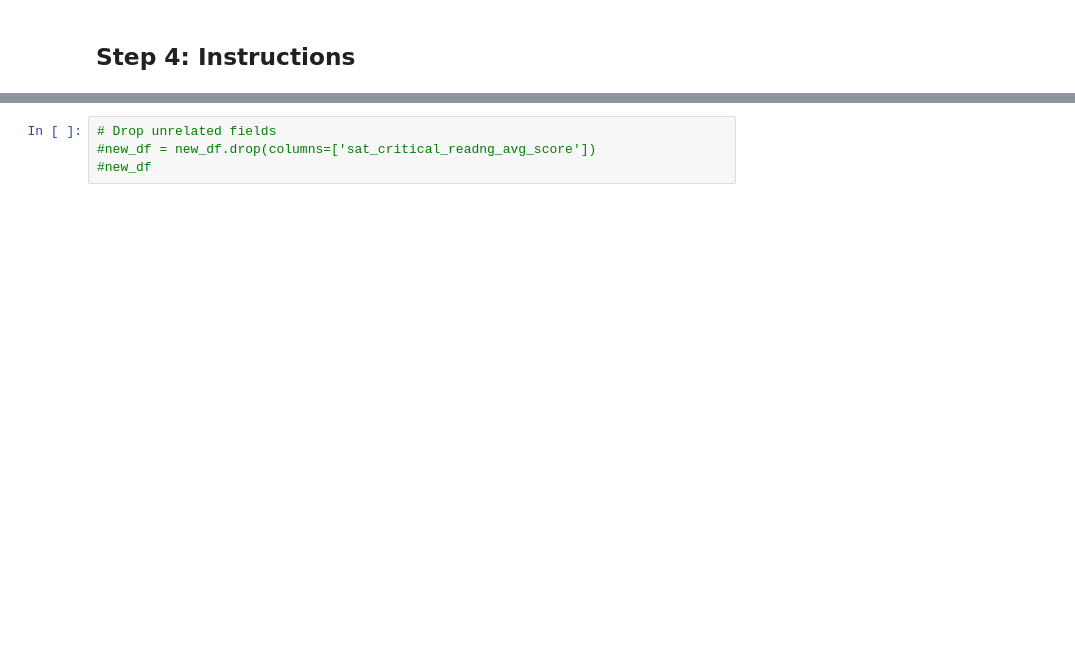
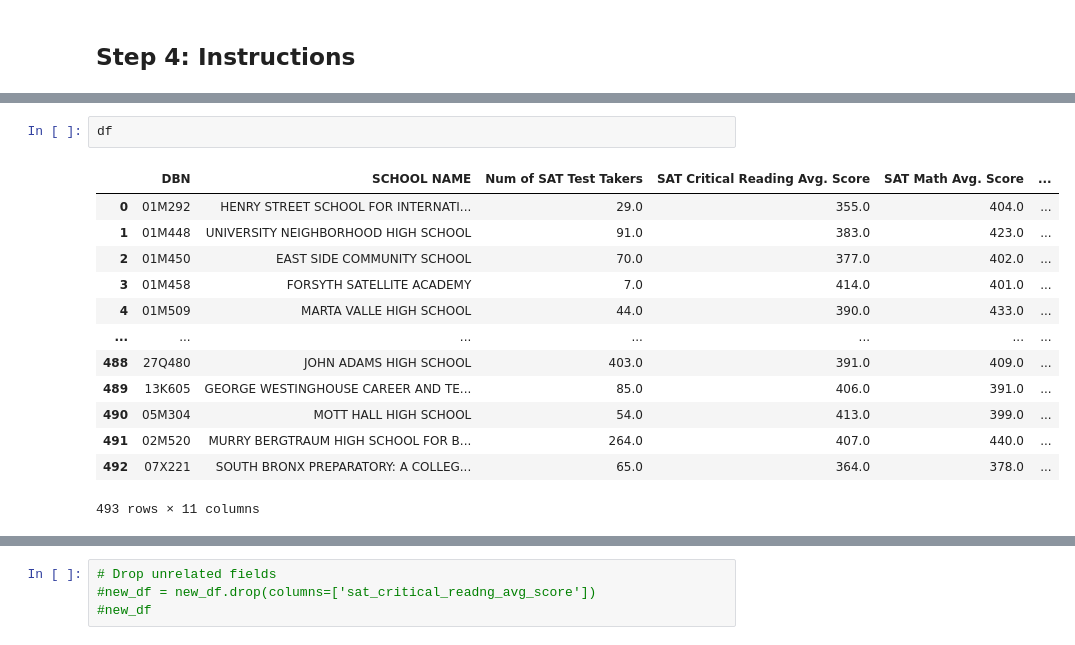
Before and after one commit to webeet-io/_onboarding_data, a Jupyter notebook: daily_tasks/day_4/day4_sat_modeling.ipynb, the cells around one changed output, grey strips where cells are left out. Saved outputs shown, nothing was run; the diff lists cells and outputs as text; blank space fills up the shorter version.

```diff
--- a/daily_tasks/day_4/day4_sat_modeling.ipynb
+++ b/daily_tasks/day_4/day4_sat_modeling.ipynb
@@ -50,0 +131,16 @@ df
+# %%
+df
+# %% [output]
+|  | DBN | SCHOOL NAME | Num of SAT Test Takers | SAT Critical Reading Avg. Score | SAT Math Avg. Score | ... |
+| 0 | 01M292 | HENRY STREET SCHOOL FOR INTERNATI... | 29.0 | 355.0 | 404.0 | ... |
+| 1 | 01M448 | UNIVERSITY NEIGHBORHOOD HIGH SCHOOL | 91.0 | 383.0 | 423.0 | ... |
+| 2 | 01M450 | EAST SIDE COMMUNITY SCHOOL | 70.0 | 377.0 | 402.0 | ... |
+| 3 | 01M458 | FORSYTH SATELLITE ACADEMY | 7.0 | 414.0 | 401.0 | ... |
+| 4 | 01M509 | MARTA VALLE HIGH SCHOOL | 44.0 | 390.0 | 433.0 | ... |
+| ... | ... | ... | ... | ... | ... | ... |
+| 488 | 27Q480 | JOHN ADAMS HIGH SCHOOL | 403.0 | 391.0 | 409.0 | ... |
+| 489 | 13K605 | GEORGE WESTINGHOUSE CAREER AND TE... | 85.0 | 406.0 | 391.0 | ... |
+| 490 | 05M304 | MOTT HALL HIGH SCHOOL | 54.0 | 413.0 | 399.0 | ... |
+| 491 | 02M520 | MURRY BERGTRAUM HIGH SCHOOL FOR B... | 264.0 | 407.0 | 440.0 | ... |
+| 492 | 07X221 | SOUTH BRONX PREPARATORY: A COLLEG... | 65.0 | 364.0 | 378.0 | ... |
+493 rows × 11 columns
```
Also changed, not shown: parts of 17 cells of this notebook.
